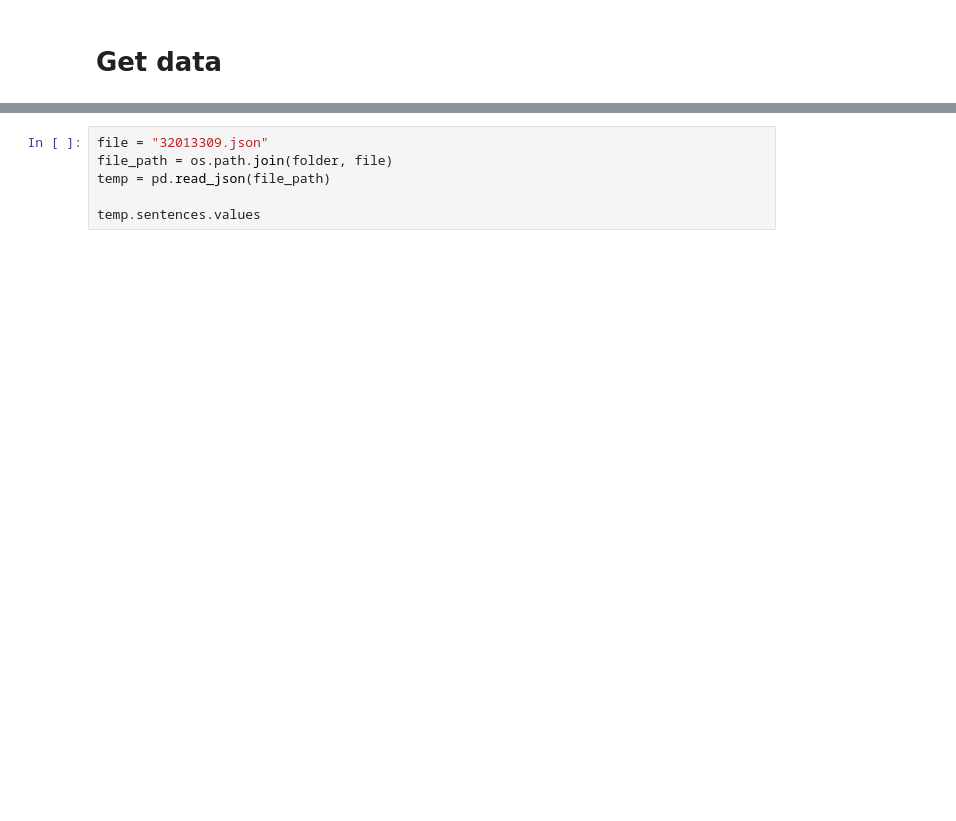
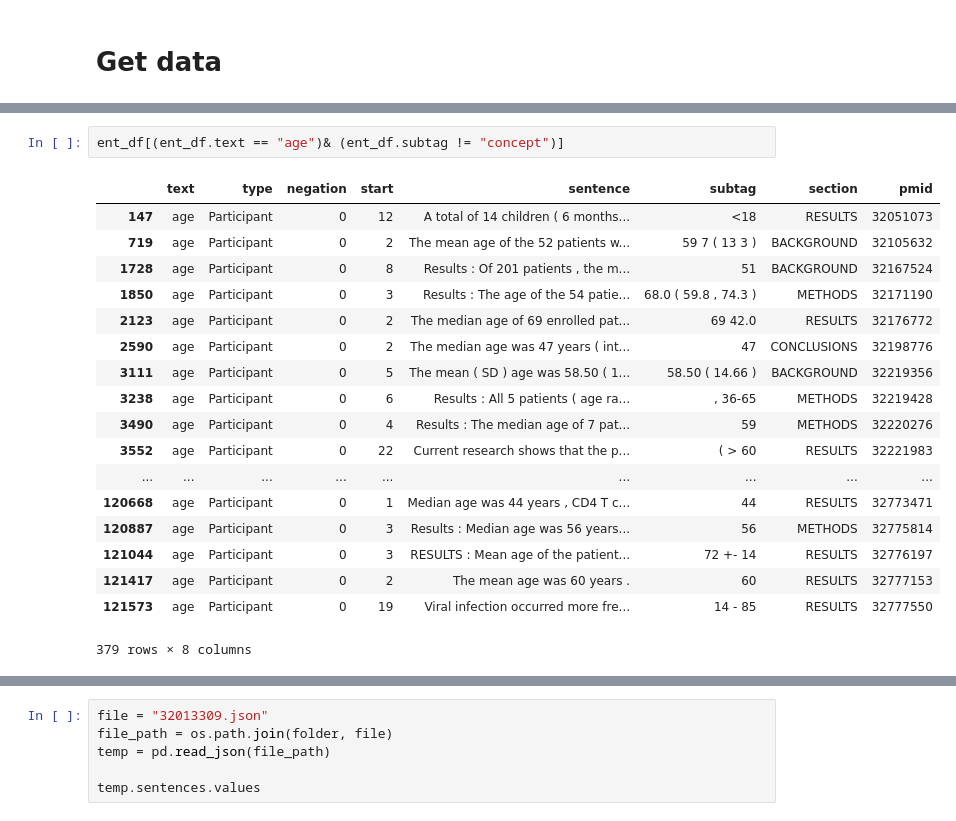
Before and after one commit to dr-haoliu/PICOElementMapProject, a Jupyter notebook: Litcovid Data Processor.ipynb, the cells around one changed output, grey strips where cells are left out. Drawn from its saved outputs; the diff is of its cells as text; blank space fills up the shorter version.

```diff
--- a/Litcovid Data Processor.ipynb
+++ b/Litcovid Data Processor.ipynb
@@ -264,0 +305,21 @@ ent_df
+# %%
+ent_df[(ent_df.text == "age")& (ent_df.subtag != "concept")]
+# %% [output]
+|  | text | type | negation | start | sentence | subtag | section | pmid |
+| 147 | age | Participant | 0 | 12 | A total of 14 children ( 6 months... | <18 | RESULTS | 32051073 |
+| 719 | age | Participant | 0 | 2 | The mean age of the 52 patients w... | 59 7 ( 13 3 ) | BACKGROUND | 32105632 |
+| 1728 | age | Participant | 0 | 8 | Results : Of 201 patients , the m... | 51 | BACKGROUND | 32167524 |
+| 1850 | age | Participant | 0 | 3 | Results : The age of the 54 patie... | 68.0 ( 59.8 , 74.3 ) | METHODS | 32171190 |
+| 2123 | age | Participant | 0 | 2 | The median age of 69 enrolled pat... | 69 42.0 | RESULTS | 32176772 |
+| 2590 | age | Participant | 0 | 2 | The median age was 47 years ( int... | 47 | CONCLUSIONS | 32198776 |
+| 3111 | age | Participant | 0 | 5 | The mean ( SD ) age was 58.50 ( 1... | 58.50 ( 14.66 ) | BACKGROUND | 32219356 |
+| 3238 | age | Participant | 0 | 6 | Results : All 5 patients ( age ra... | , 36-65 | METHODS | 32219428 |
+| 3490 | age | Participant | 0 | 4 | Results : The median age of 7 pat... | 59 | METHODS | 32220276 |
+| 3552 | age | Participant | 0 | 22 | Current research shows that the p... | ( > 60 | RESULTS | 32221983 |
+| ... | ... | ... | ... | ... | ... | ... | ... | ... |
+| 120668 | age | Participant | 0 | 1 | Median age was 44 years , CD4 T c... | 44 | RESULTS | 32773471 |
+| 120887 | age | Participant | 0 | 3 | Results : Median age was 56 years... | 56 | METHODS | 32775814 |
+| 121044 | age | Participant | 0 | 3 | RESULTS : Mean age of the patient... | 72 +- 14 | RESULTS | 32776197 |
+| 121417 | age | Participant | 0 | 2 | The mean age was 60 years . | 60 | RESULTS | 32777153 |
+| 121573 | age | Participant | 0 | 19 | Viral infection occurred more fre... | 14 - 85 | RESULTS | 32777550 |
+379 rows × 8 columns
```
Also changed, not shown: parts of 10 cells of this notebook, 3 other files.
